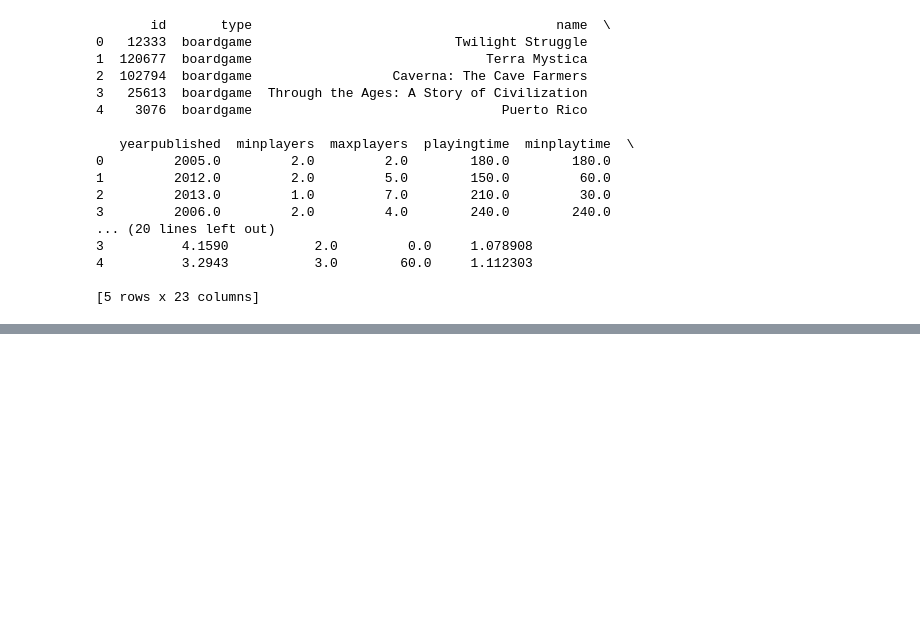
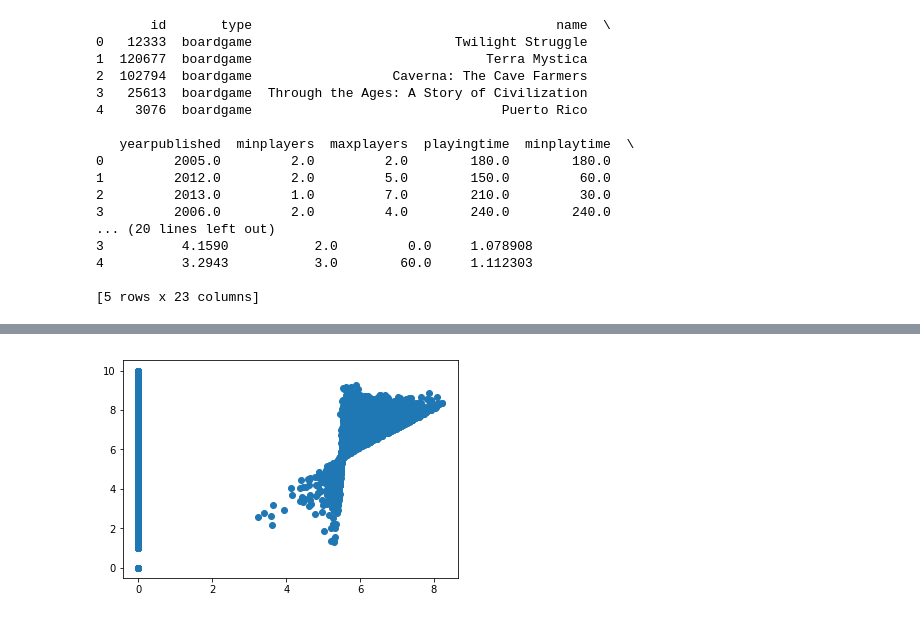
Before and after one commit to navneet-nmk/Board-Games, a Jupyter notebook: Basics.ipynb, the cells around one changed output, grey strips where cells are left out. Cells and saved outputs as stored; diff of their text form; code cells hidden in the pictures; blank space fills up the shorter version.

```diff
--- a/Basics.ipynb
+++ b/Basics.ipynb
@@ -196,0 +244,5 @@ IndexError: positional indexers are out-of-bounds
+# %%
+plt.scatter(board_games['bayes_average_rating'], board_games['average_rating'])
+plt.show()
+# %% [output]
+[figure, added]
```
Also changed, not shown: parts of 4 cells of this notebook.
